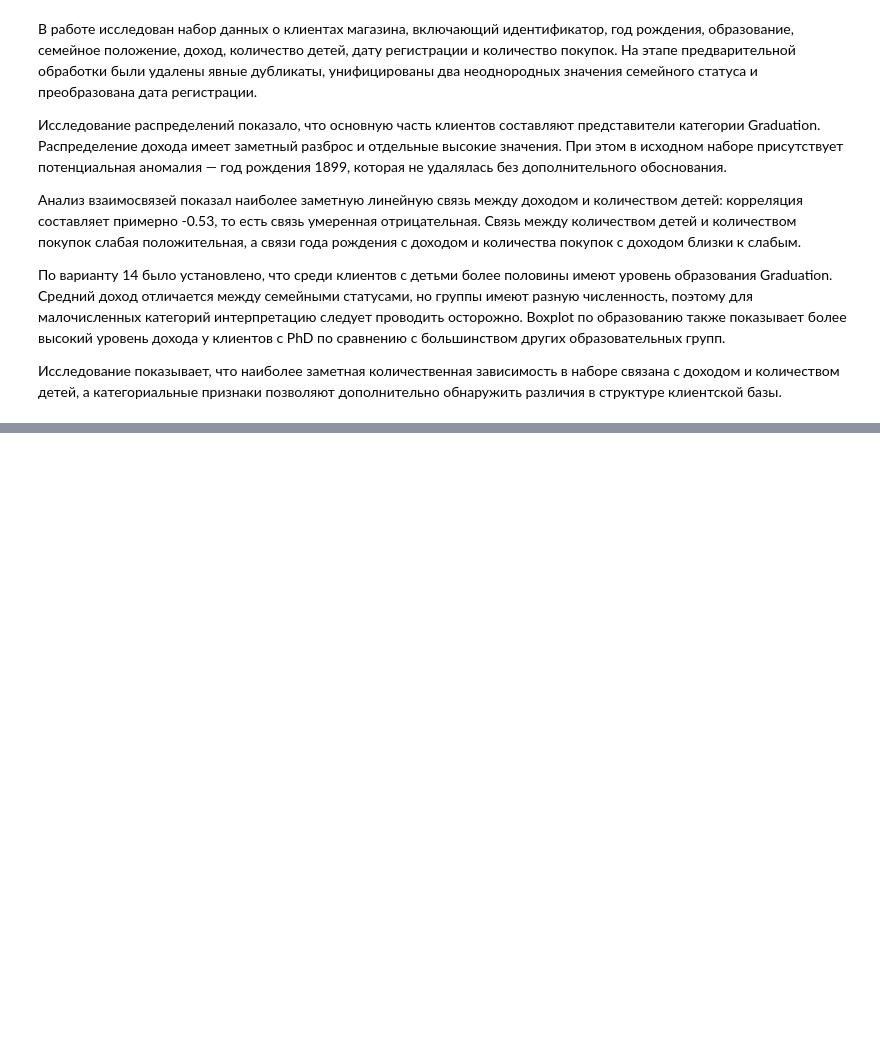
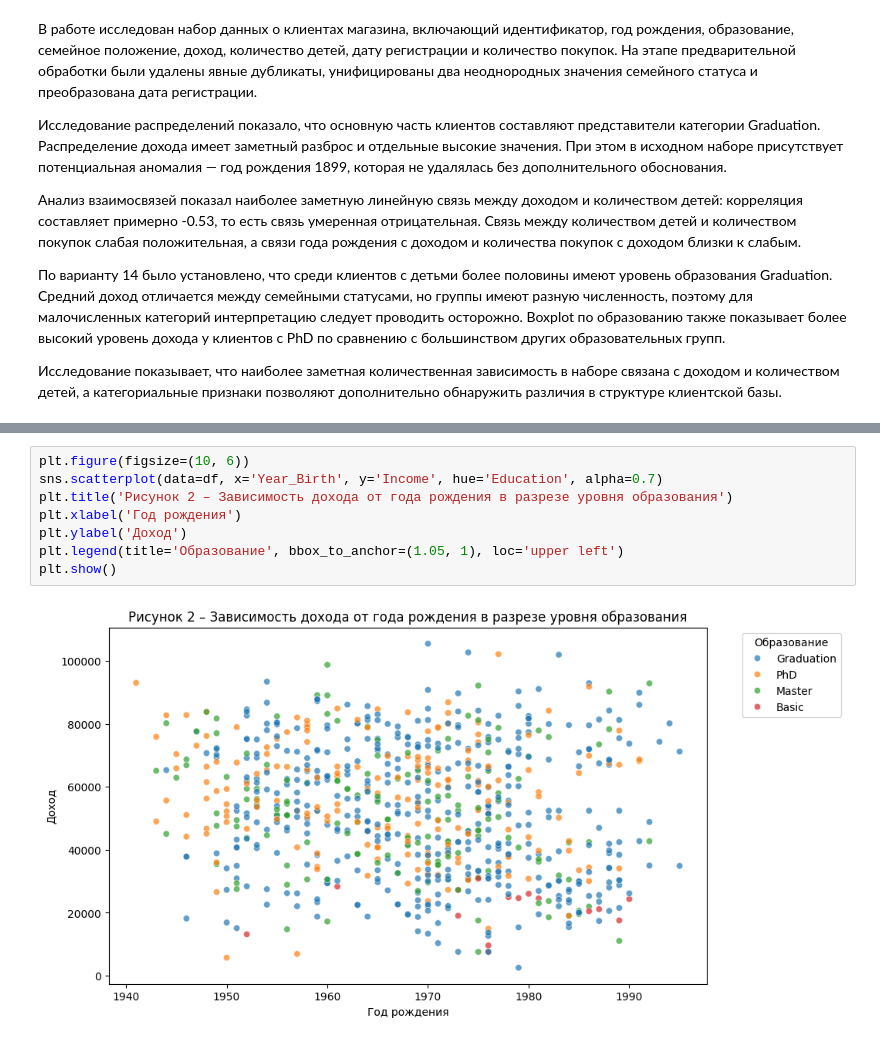
Before and after one commit to Lina3386/introduction_to_data_analysis, a Jupyter notebook: ЛР2_Макарова_14.ipynb, the cells around one changed output, grey strips where cells are left out. Drawn from its saved outputs; the diff is of its cells as text; blank space fills up the shorter version.

```diff
--- a/ЛР2_Макарова_14.ipynb
+++ b/ЛР2_Макарова_14.ipynb
@@ -460,0 +566,10 @@ display(marital_summary.round(2))
+# %%
+plt.figure(figsize=(10, 6))
+sns.scatterplot(data=df, x='Year_Birth', y='Income', hue='Education', alpha=0.7)
+plt.title('Рисунок 2 – Зависимость дохода от года рождения в разрезе уровня образования')
+plt.xlabel('Год рождения')
+plt.ylabel('Доход')
+plt.legend(title='Образование', bbox_to_anchor=(1.05, 1), loc='upper left')
+plt.show()
+# %% [output]
+[figure, added]
```
Also changed, not shown: parts of 30 cells of this notebook.
